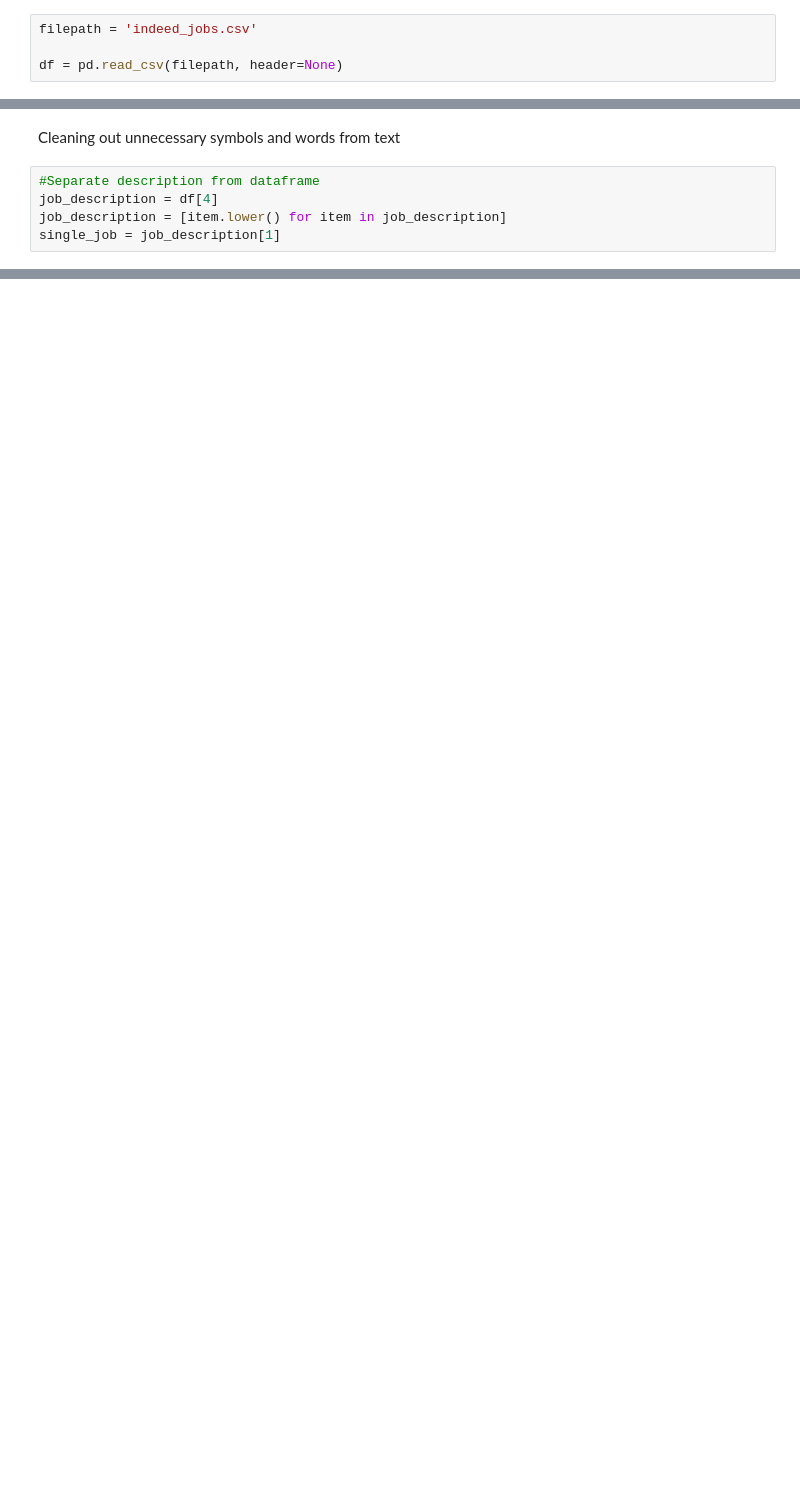
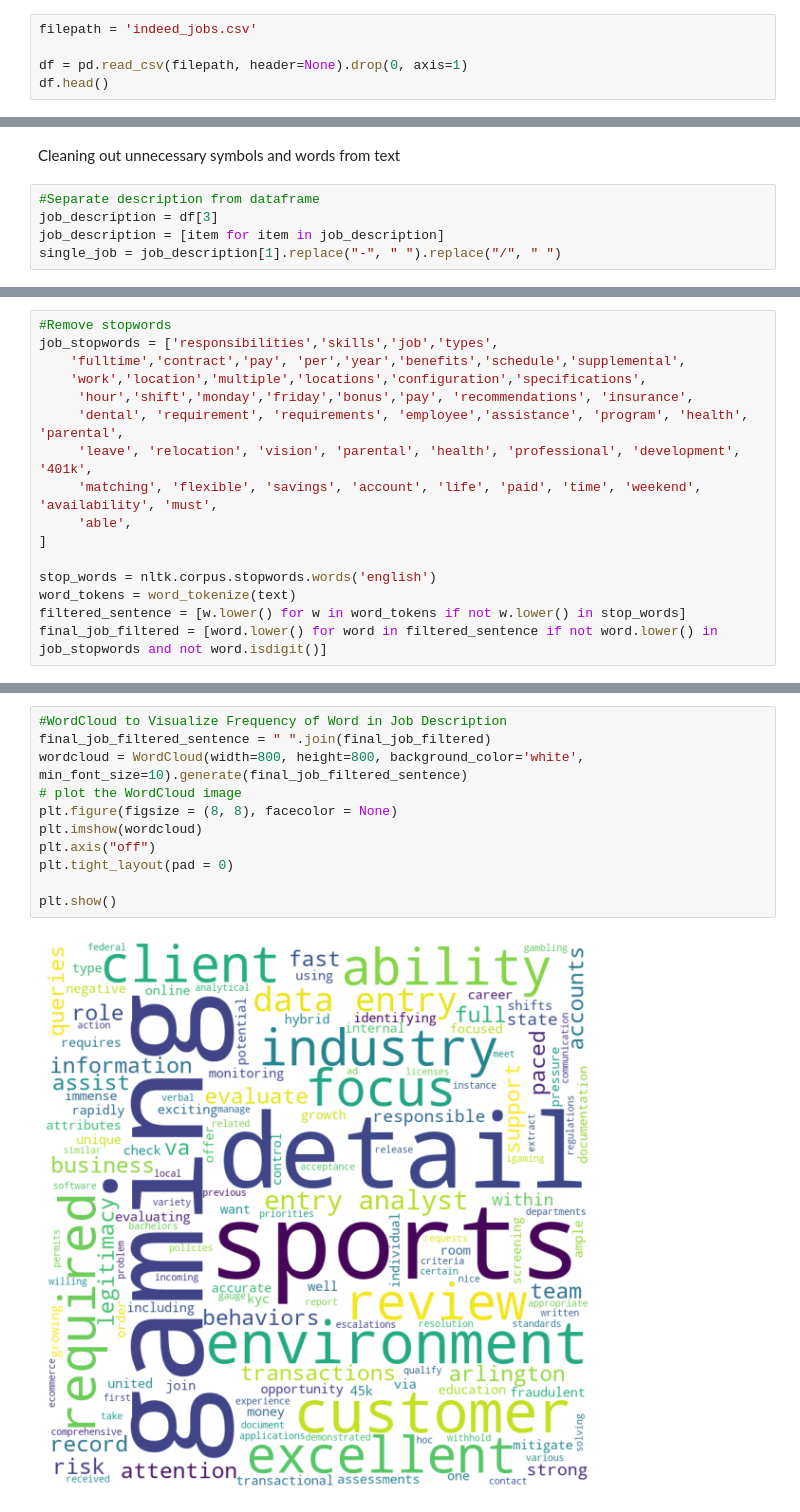
Before and after one commit to DylanRCastillo/Indeed-Web-Scraper, a Jupyter notebook: more_cleaning.ipynb, the cells around one changed output, grey strips where cells are left out. Cells and saved outputs as stored; diff of their text form; blank space fills up the shorter version.

```diff
--- a/more_cleaning.ipynb
+++ b/more_cleaning.ipynb
@@ -8,4 +11,5 @@ import string
 # %%
 filepath = 'indeed_jobs.csv'
 
-df = pd.read_csv(filepath, header=None)
+df = pd.read_csv(filepath, header=None).drop(0, axis=1)
+df.head()
@@ -13,6 +24,6 @@ df = pd.read_csv(filepath, header=None)
 Cleaning out unnecessary symbols and words from text
 # %%
 #Separate description from dataframe
-job_description = df[4]
-job_description = [item.lower() for item in job_description]
-single_job = job_description[1]
+job_description = df[3]
+job_description = [item for item in job_description]
+single_job = job_description[1].replace("-", " ").replace("/", " ")
@@ -41,0 +45,16 @@ print(filtered_sentence)
+# %%
+#Remove stopwords
+job_stopwords = ['responsibilities','skills','job','types',
+    'fulltime','contract','pay', 'per','year','benefits','schedule','supplemental',
+    'work','location','multiple','locations','configuration','specifications',
+     'hour','shift','monday','friday','bonus','pay', 'recommendations', 'insurance',
+     'dental', 'requirement', 'requirements', 'employee','assistance', 'program', 'health', 'parental',
+     'leave', 'relocation', 'vision', 'parental', 'health', 'professional', 'development', '401k',
+     'matching', 'flexible', 'savings', 'account', 'life', 'paid', 'time', 'weekend', 'availability', 'must',
+     'able',
+]
+
+stop_words = nltk.corpus.stopwords.words('english')
+word_tokens = word_tokenize(text)
+filtered_sentence = [w.lower() for w in word_tokens if not w.lower() in stop_words]
+final_job_filtered = [word.lower() for word in filtered_sentence if not word.lower() in job_stopwords and not word.isdigit()]
@@ -41,0 +148,13 @@ print(filtered_sentence)
+# %%
+#WordCloud to Visualize Frequency of Word in Job Description
+final_job_filtered_sentence = " ".join(final_job_filtered)
+wordcloud = WordCloud(width=800, height=800, background_color='white', min_font_size=10).generate(final_job_filtered_sentence)
+# plot the WordCloud image
+plt.figure(figsize = (8, 8), facecolor = None)
+plt.imshow(wordcloud)
+plt.axis("off")
+plt.tight_layout(pad = 0)
+
+plt.show()
+# %% [output]
+[figure, added]
```
Also changed, not shown: parts of 14 cells of this notebook, 4 other files.
